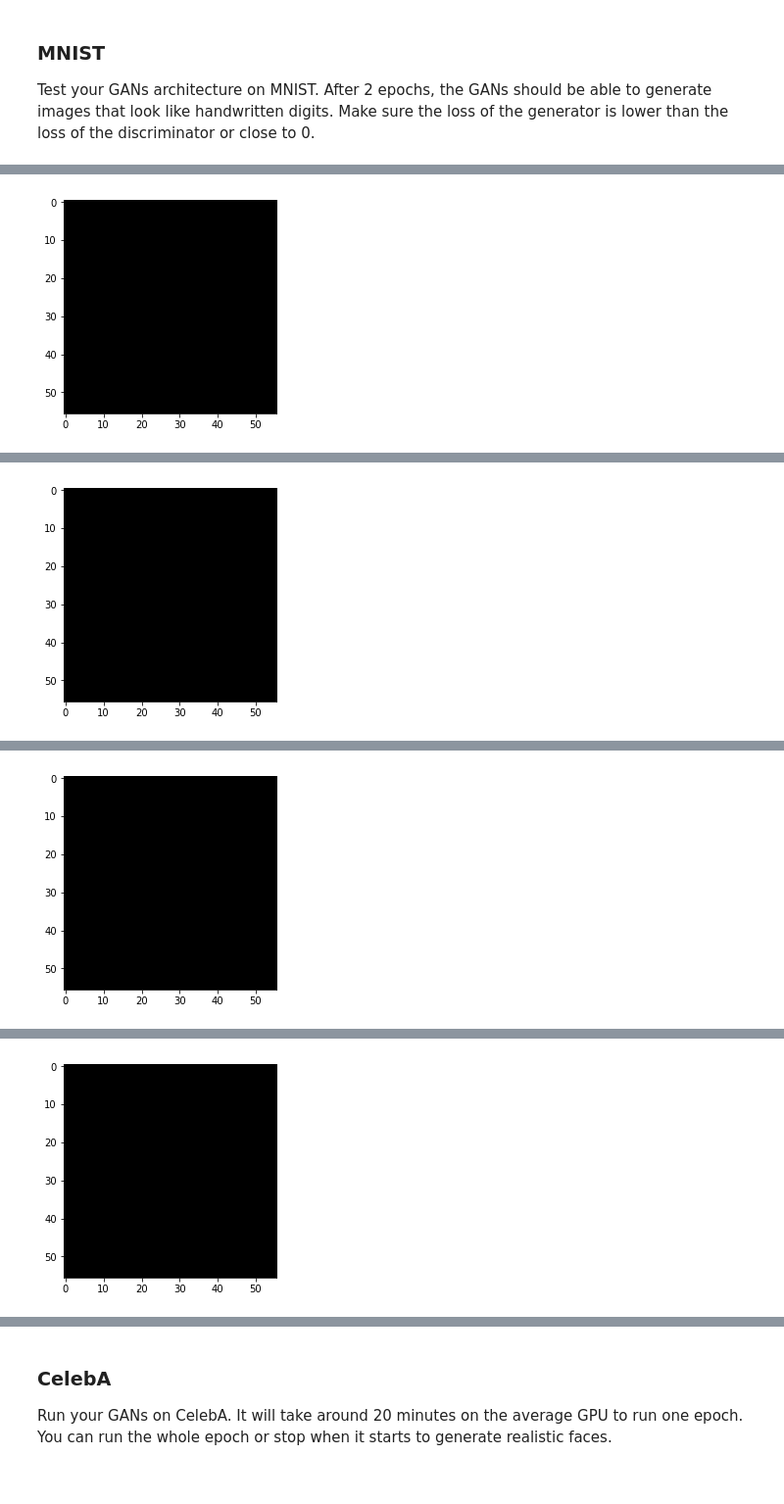
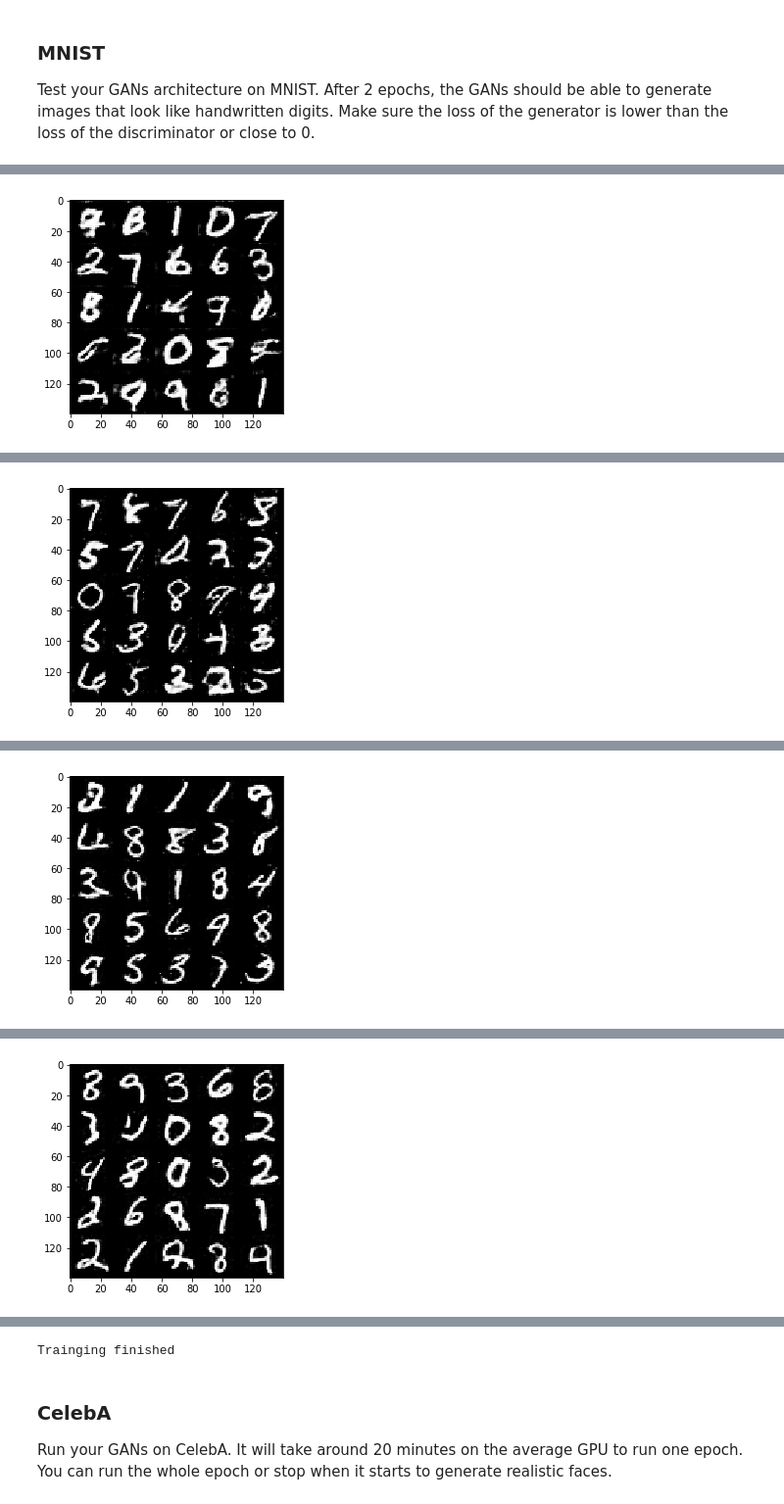
Before and after one commit to mateuszmrozewski/nd101_project_5, a Jupyter notebook: dlnd_face_generation.ipynb, the cells around one changed output, grey strips where cells are left out. Shown at 98% size. Drawn from its saved outputs; the diff is of its cells as text; code cells hidden in the pictures.

Commit message:
Trained network

```diff
--- a/dlnd_face_generation.ipynb
+++ b/dlnd_face_generation.ipynb
@@ -112,9 +116,9 @@ def model_inputs(image_width, image_height, image_channels, z_dim):
     :return: Tuple of (tensor of real input images, tensor of z data, learning rate)
     """
     # TODO: Implement Function
-    real = tf.placeholder(tf.float32, [None, image_width, image_height, image_channels])
-    z = tf.placeholder(tf.float32, [None, z_dim])
-    learning_rate = tf.placeholder(tf.float32)
+    real = tf.placeholder(tf.float32, [None, image_width, image_height, image_channels], name='input_real')
+    z = tf.placeholder(tf.float32, [None, z_dim], name='input_z')
+    learning_rate = tf.placeholder(tf.float32, name='learning_rate')
     return real, z, learning_rate
 
 
@@ -310,55 +340,65 @@ def train(epoch_count, batch_size, z_dim, learning_rate, beta1, get_batches, dat
     :param data_image_mode: The image mode to use for images ("RGB" or "L")
     """
     # TODO: Build Model
-
+    print("Start training ...")
     out_channel_dim = 3 if data_image_mode == "RGB" else 1
 
     input_real, input_z, l_rate = model_inputs(data_shape[1], data_shape[2], data_shape[3], z_dim)
     d_loss, g_loss = model_loss(input_real, input_z, out_channel_dim)
     d_train_opt, g_train_opt = model_opt(d_loss, g_loss, learning_rate, beta1)
 
+    saver = tf.train.Saver()
+
+    losses = []
 
     iteration = 0
-    batches = get_batches(batch_size)
     with tf.Session() as sess:
         sess.run(tf.global_variables_initializer())
         for epoch_i in range(epoch_count):
-            for batch_images in batches:
+            for batch_images in get_batches(batch_size):
                 # TODO: Train Model
                 iteration += 1
-
+                batch_images *= 2
                 batch_z = np.random.uniform(-1, 1, size=(batch_size, z_dim))
 
                 _ = sess.run(d_train_opt, feed_dict={input_real: batch_images, input_z: batch_z})
-                _ = sess.run(g_train_opt, feed_dict={input_z: batch_z})
+                _ = sess.run(g_train_opt, feed_dict={input_real: batch_images, input_z: batch_z})
 
                 if iteration % 10 == 0:
                     # At the end of each epoch, get the losses and print them out
                     train_loss_d = d_loss.eval({input_z: batch_z, input_real: batch_images})
                     train_loss_g = g_loss.eval({input_z: batch_z})
 
+                    losses.append((train_loss_d, train_loss_g))
+
                     print("Epoch {}/{}, iteration {}:".format(epoch_i + 1, epochs, iteration),
                           "Discriminator Loss: {:.4f},".format(train_loss_d),
                           "Generator Loss: {:.4f}".format(train_loss_g))
-                if iteration % 10 == 0:
-                    show_generator_output(sess, 5, input_z, out_channel_dim, data_image_mode)
+
+
+            show_generator_output(sess, 25, input_z, out_channel_dim, data_image_mode)
+
+        saver.save(sess, './checkpoints/generator.ckpt')
+
+    print("Trainging finished")
+
+    return losses
 # %% [markdown]
 ### MNIST
 Test your GANs architecture on MNIST.  After 2 epochs, the GANs should be able to generate images that look like handwritten digits.  Make sure the loss of the generator is lower than the loss of the discriminator or close to 0.
 # %%
-batch_size = 100
+batch_size = 64
 z_dim = 100
-learning_rate = 0.1
+learning_rate = 0.001
 beta1 = 0.5
-
 
 """
 DON'T MODIFY ANYTHING IN THIS CELL THAT IS BELOW THIS LINE
 """
-epochs = 1
+epochs = 5
 
 mnist_dataset = helper.Dataset('mnist', glob(os.path.join(data_dir, 'mnist/*.jpg')))
 with tf.Graph().as_default():
-    train(epochs, batch_size, z_dim, learning_rate, beta1, mnist_dataset.get_batches,
+    losses = train(epochs, batch_size, z_dim, learning_rate, beta1, mnist_dataset.get_batches,
           mnist_dataset.shape, mnist_dataset.image_mode)
 # %% [output]
@@ -367 +422 @@ Epoch 1/1, iteration 10: Discriminator Loss: 0.0000, Generator Loss: 285.8110
-[figure, old version]
+[figure, new version]
@@ -369 +440 @@ Epoch 1/1, iteration 20: Discriminator Loss: 0.0000, Generator Loss: 244.8755
-[figure, old version]
+[figure, new version]
@@ -371 +458 @@ Epoch 1/1, iteration 30: Discriminator Loss: 0.0000, Generator Loss: 244.8204
-[figure, old version]
+[figure, new version]
@@ -373 +476 @@ Epoch 1/1, iteration 40: Discriminator Loss: 0.0000, Generator Loss: 244.8204
-[figure, old version]
+[figure, new version]
@@ -374,3 +495,4 @@ Epoch 1/1, iteration 40: Discriminator Loss: 0.0000, Generator Loss: 244.8204
+Trainging finished
 # %% [markdown]
 ### CelebA
 Run your GANs on CelebA.  It will take around 20 minutes on the average GPU to run one epoch.  You can run the whole epoch or stop when it starts to generate realistic faces.
```
Also changed, not shown: parts of 10 cells of this notebook.
